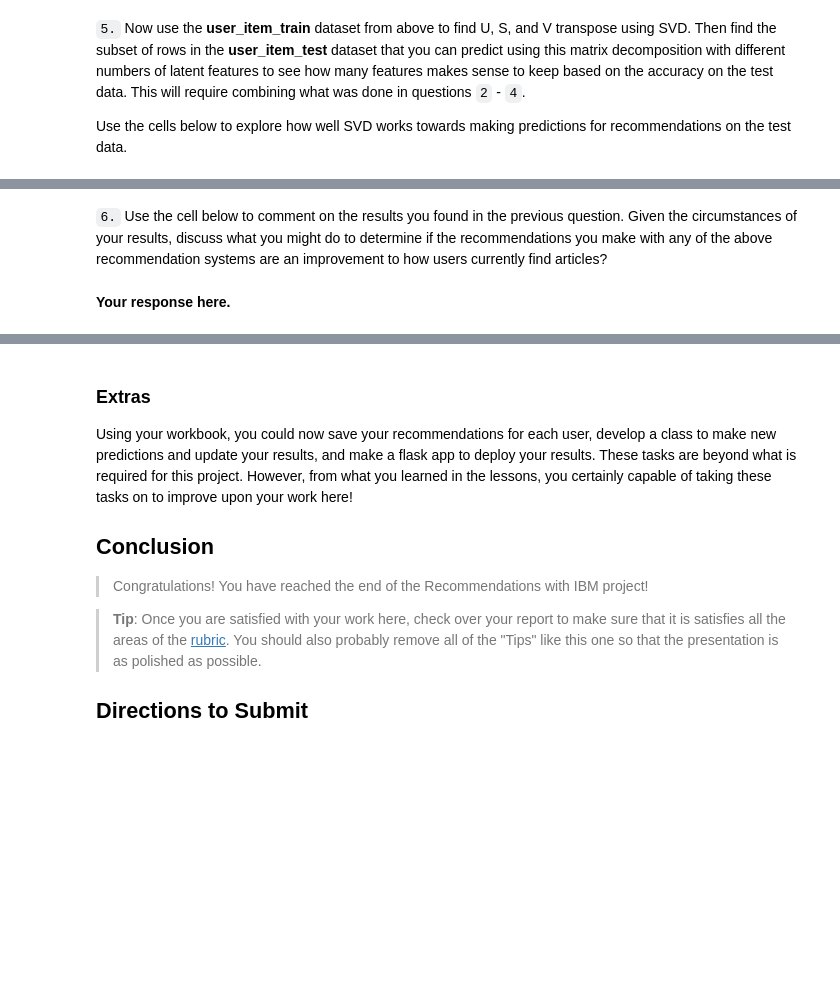
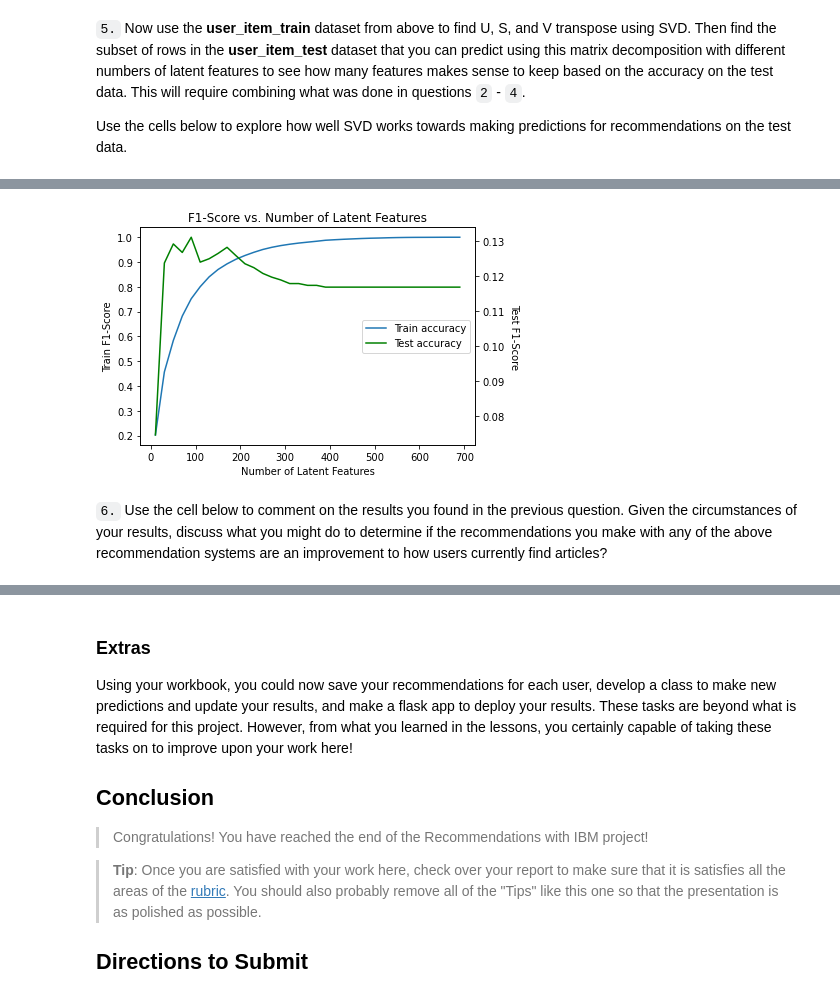
Before and after one commit to bthodla/udsnd_rec, a Jupyter notebook: src/Recommendations_with_IBM.ipynb, the cells around one changed output, grey strips where cells are left out. Drawn from its saved outputs; the diff is of its cells as text; code cells hidden in the pictures; blank space fills up the shorter version.

```diff
--- a/src/Recommendations_with_IBM.ipynb
+++ b/src/Recommendations_with_IBM.ipynb
@@ -686,4 +817,21 @@ u_train, s_train, vt_train = # fit svd similar to above then use the cells below
+# %%
+fig, ax1 = plt.subplots();
+ax2 = ax1.twinx();
+
+ax1.plot(latent_features_count2, train_f1_list, label="Train accuracy");
+ax2.plot(latent_features_count2, test_f1_list, color='green', label="Test accuracy");
+
+handle1, label1 = ax1.get_legend_handles_labels();
+handle2, label2 = ax2.get_legend_handles_labels();
+
+ax1.legend(handle1+handle2, label1+label2, loc='center right');
+
+ax1.set_title('F1-Score vs. Number of Latent Features');
+
+ax1.set_xlabel('Number of Latent Features');
+ax1.set_ylabel('Train F1-Score');
+ax2.set_ylabel('Test F1-Score', rotation=270, labelpad=15);
+# %% [output]
+[figure, added]
 # %% [markdown]
 `6.` Use the cell below to comment on the results you found in the previous question. Given the circumstances of your results, discuss what you might do to determine if the recommendations you make with any of the above recommendation systems are an improvement to how users currently find articles?
-# %% [markdown]
-**Your response here.**
```
Also changed, not shown: parts of 34 cells of this notebook.
